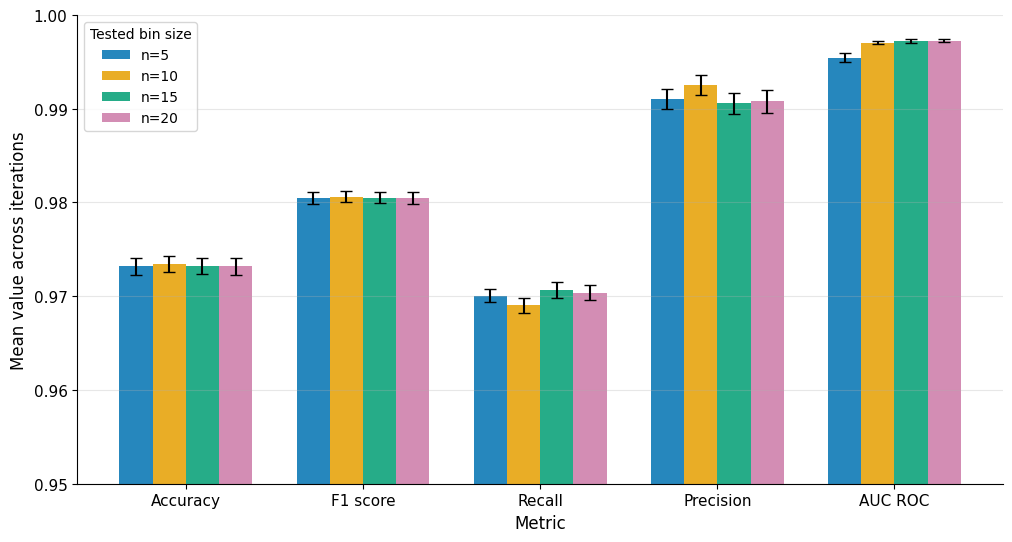
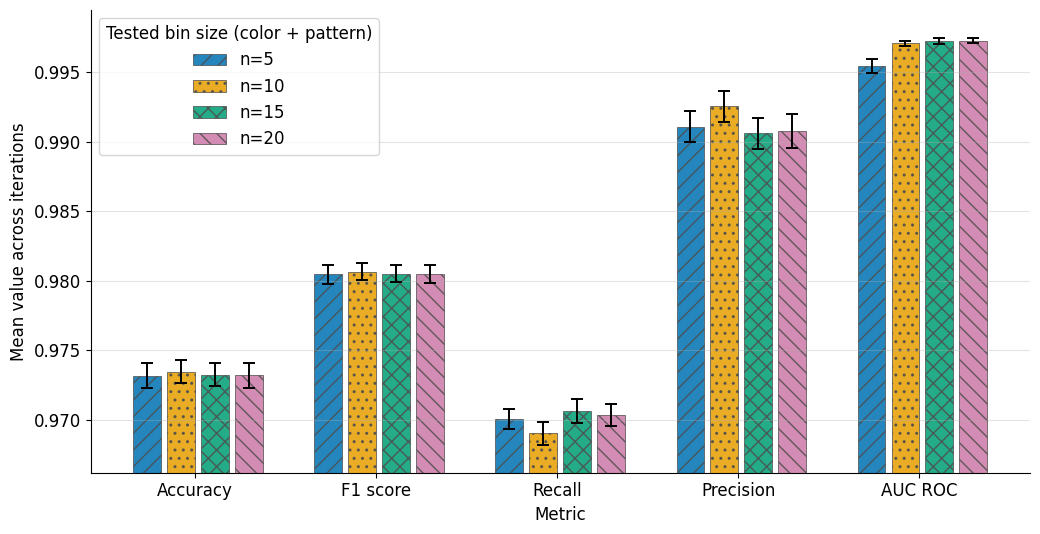
The notebook cell's code change between the first figure and the second:
--- before
+++ after
@@ -56,34 +56,47 @@
 
 x = np.arange(len(metric_specs))
-width = 0.75 / len(bins)
+slot_width = 0.75 / len(bins)
+bar_width = slot_width * 0.82
 y_min = max(0.0, ci_lowers.min() - 0.002)
 y_max = min(1.0, ci_uppers.max() + 0.002)
 colorblind_palette = ['#0072B2', '#E69F00', '#009E73', '#CC79A7', '#D55E00', '#56B4E9']
 bin_colors = colorblind_palette[:len(bins)]
+hatch_cycle = ['//', '..', 'xx', '\\\\', '++', 'oo']
 
 fig, ax = plt.subplots(figsize=(12, 5.5))
 for i, n_value in enumerate(bins):
-    ax.bar(
-        x + i * width,
+    x_pos = x + i * slot_width + (slot_width - bar_width) / 2
+    bars = ax.bar(
+        x_pos,
         means[i],
-        width,
+        bar_width,
         yerr=[lower_err[i], upper_err[i]],
         capsize=4,
-        alpha=0.85,
+        alpha=0.86,
         color=bin_colors[i],
+        edgecolor='#4d4d4d',
+        linewidth=0.6,
+        error_kw={'elinewidth': 1.4, 'ecolor': '#000000', 'capthick': 1.4},
         label=f'n={n_value}',
     )
+    for bar in bars:
+        bar.set_hatch(hatch_cycle[i % len(hatch_cycle)])
 
-ax.set_xticks(x + width * (len(bins) - 1) / 2)
+ax.set_xticks(x + slot_width * (len(bins) - 1) / 2)
 ax.set_xticklabels([label for _, label in metric_specs], fontsize=FS_TICK)
 ax.set_xlabel('Metric', fontsize=FS_LABEL)
 ax.set_ylabel('Mean value across iterations', fontsize=FS_LABEL)
-ax.set_ylim(0.95, 1)
-# ax.set_title('Tested bin performance with 95% confidence intervals', fontsize=FS_TITLE)
+ax.set_ylim(y_min, y_max)
 ax.tick_params(axis='y', labelsize=FS_TICK)
-ax.grid(axis='y', alpha=0.3)
-ax.legend(loc='upper left',fontsize=FS_LEGEND, title='Tested bin size', title_fontsize=FS_LEGEND)
+ax.grid(axis='y', alpha=0.35)
+ax.legend(
+    loc='upper left',
+    fontsize=FS_LEGEND,
+    title='Tested bin size (color + pattern)',
+    title_fontsize=FS_LEGEND,
+    frameon=True,
+)
 
-plt.tight_layout(rect=[0, 0, 0.85, 1])
+plt.tight_layout(rect=[0, 0, 0.88, 1])
 output_path = figures_dir / 'supp_fig4_bin_test.png'
 plt.savefig(output_path, dpi=300, bbox_inches='tight', facecolor='white', edgecolor='none')

Commit: making figures accessible